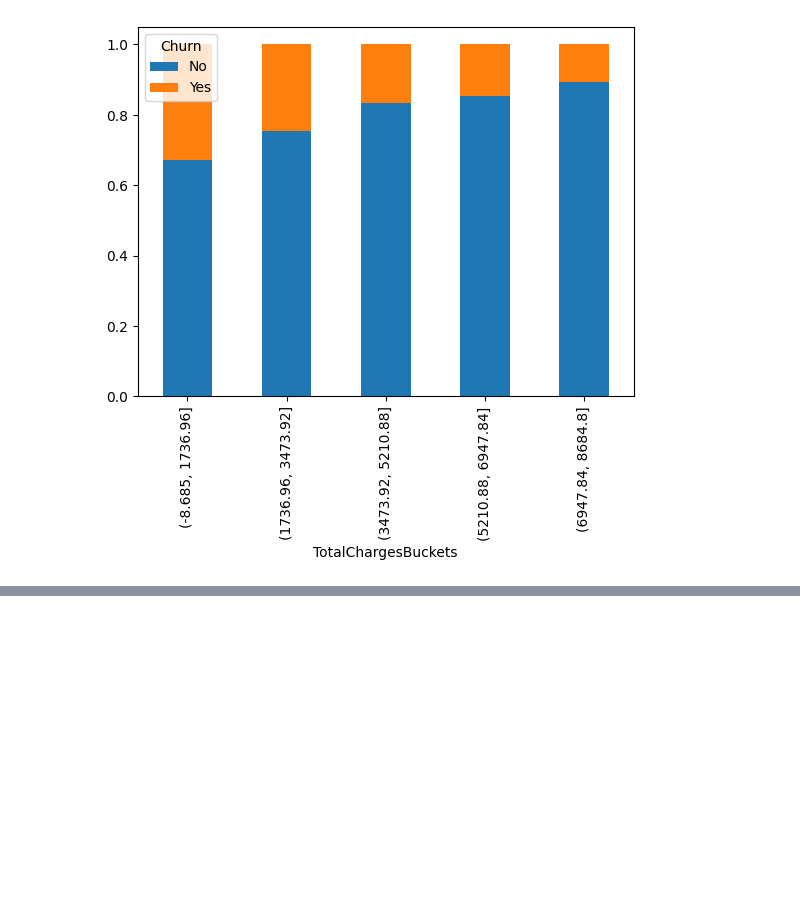
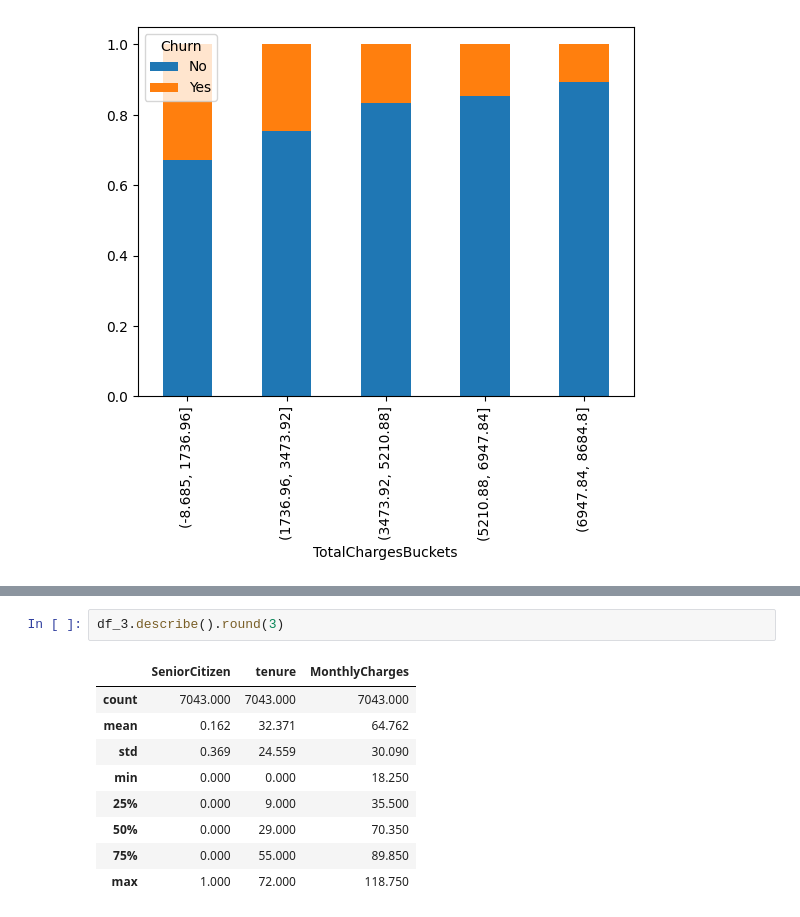
Before and after one commit to Capaquira/projectsLivreLow-code, a Jupyter notebook: TauxDesabonnementClients.ipynb, the cells around one changed output, grey strips where cells are left out. Saved outputs shown, nothing was run; the diff lists cells and outputs as text; blank space fills up the shorter version.

```diff
--- a/TauxDesabonnementClients.ipynb
+++ b/TauxDesabonnementClients.ipynb
@@ -1000,0 +392,12 @@ plt.show()
+# %%
+df_3.describe().round(3)
+# %% [output]
+|  | SeniorCitizen | tenure | MonthlyCharges |
+| count | 7043.000 | 7043.000 | 7043.000 |
+| mean | 0.162 | 32.371 | 64.762 |
+| std | 0.369 | 24.559 | 30.090 |
+| min | 0.000 | 0.000 | 18.250 |
+| 25% | 0.000 | 9.000 | 35.500 |
+| 50% | 0.000 | 29.000 | 70.350 |
+| 75% | 0.000 | 55.000 | 89.850 |
+| max | 1.000 | 72.000 | 118.750 |
```
Also changed, not shown: parts of 74 cells of this notebook.
